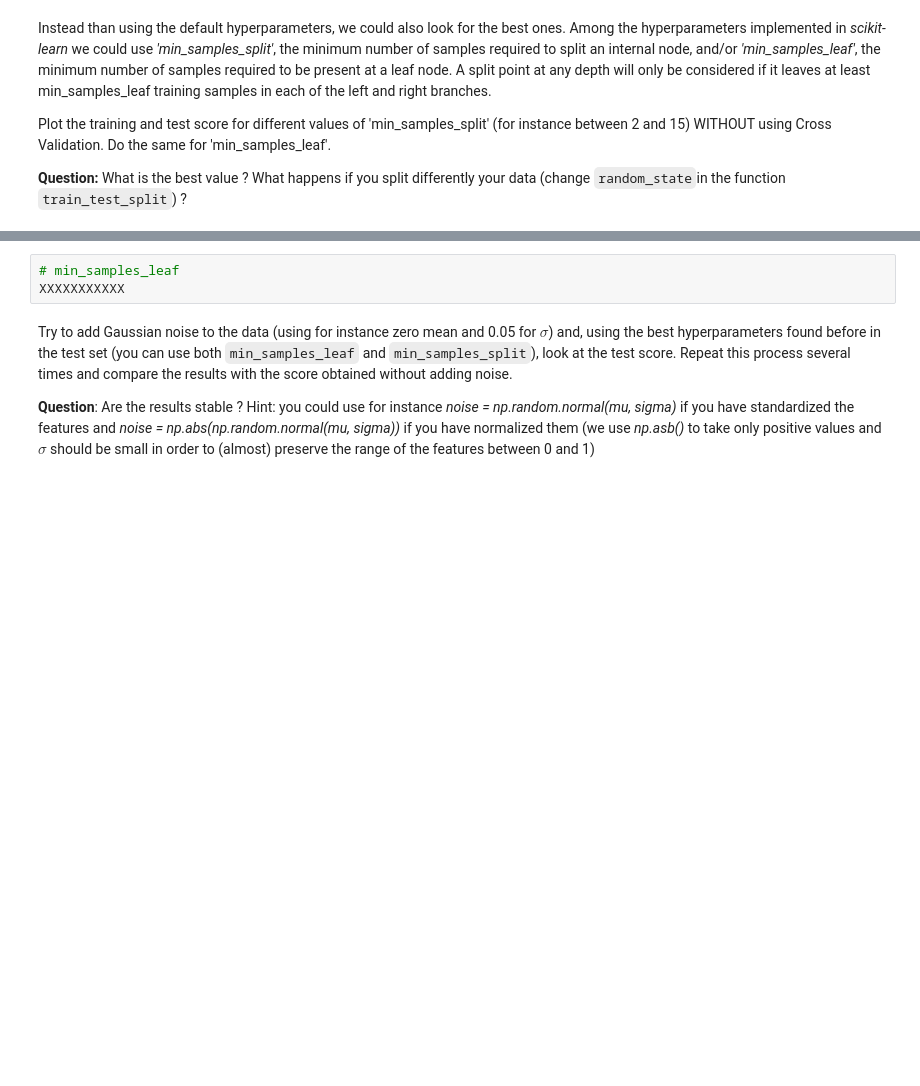
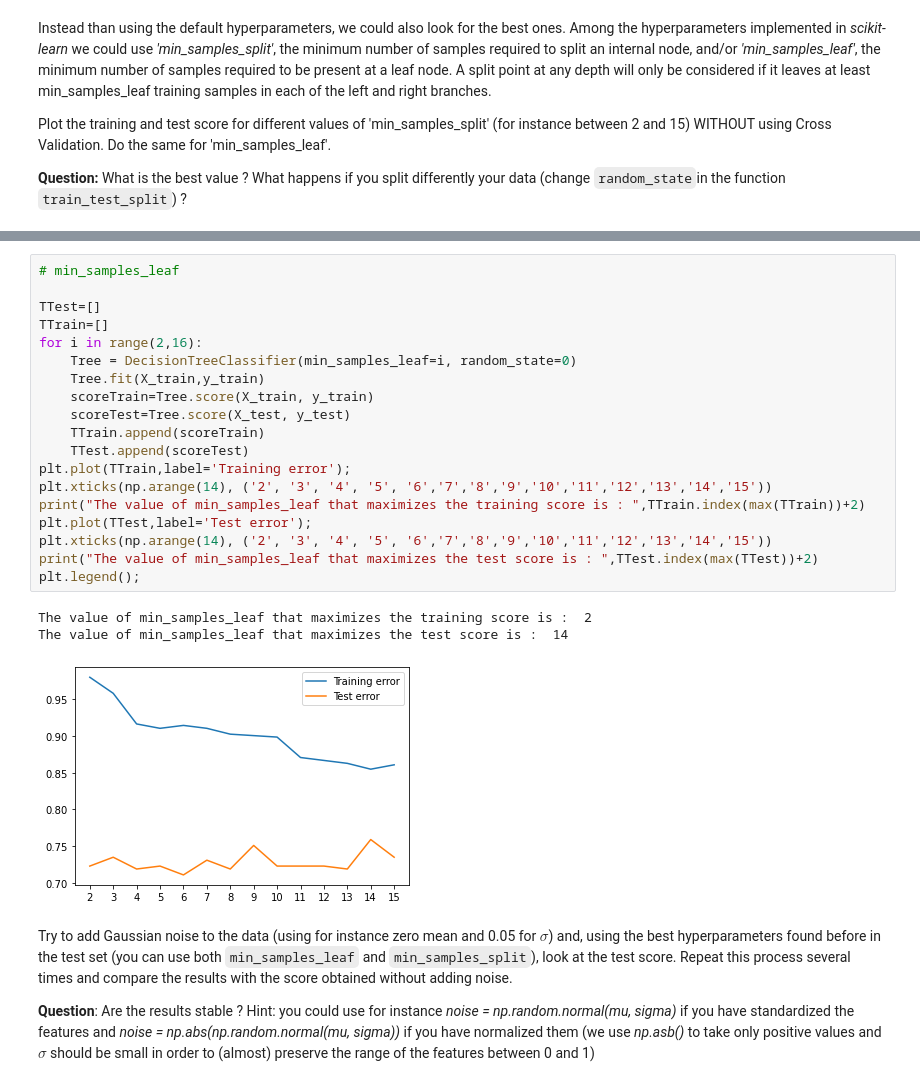
Before and after one commit to Eidantz/Machine-Learning-for-Bioimaging, a Jupyter notebook: TP4 - Trees/TP_Trees.ipynb, the cells around one changed output, grey strips where cells are left out. Drawn from its saved outputs; the diff is of its cells as text; blank space fills up the shorter version.

```diff
--- a/TP4 - Trees/TP_Trees.ipynb
+++ b/TP4 - Trees/TP_Trees.ipynb
@@ -120,6 +151,26 @@ plt.legend();
-# %%
-# min_samples_leaf
-XXXXXXXXXXX
+# %%
+# min_samples_leaf
+
+TTest=[]
+TTrain=[]
+for i in range(2,16):
+    Tree = DecisionTreeClassifier(min_samples_leaf=i, random_state=0)
+    Tree.fit(X_train,y_train)
+    scoreTrain=Tree.score(X_train, y_train)
+    scoreTest=Tree.score(X_test, y_test)
+    TTrain.append(scoreTrain)
+    TTest.append(scoreTest)
+plt.plot(TTrain,label='Training error');
+plt.xticks(np.arange(14), ('2', '3', '4', '5', '6','7','8','9','10','11','12','13','14','15'))
+print("The value of min_samples_leaf that maximizes the training score is : ",TTrain.index(max(TTrain))+2)
+plt.plot(TTest,label='Test error');
+plt.xticks(np.arange(14), ('2', '3', '4', '5', '6','7','8','9','10','11','12','13','14','15'))
+print("The value of min_samples_leaf that maximizes the test score is : ",TTest.index(max(TTest))+2)
+plt.legend();
+# %% [output]
+The value of min_samples_leaf that maximizes the training score is :  2
+The value of min_samples_leaf that maximizes the test score is :  14
+[figure, added]
 # %% [markdown]
 Try to add Gaussian noise to the data (using for instance zero mean and 0.05 for $\sigma$) and, using the best hyperparameters found before in the test set (you can use both `min_samples_leaf` and `min_samples_split`), look at the test score. Repeat this process several times and compare the results with the score obtained without adding noise.
 
```
Also changed, not shown: parts of 25 cells of this notebook.
